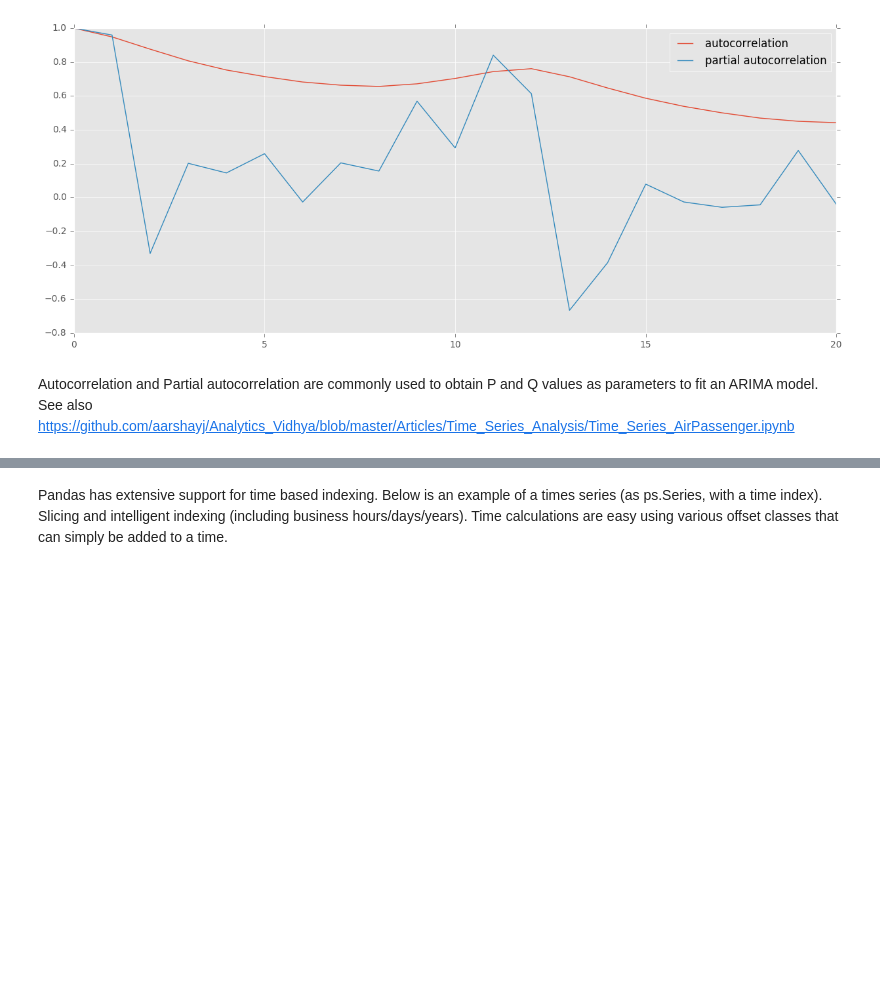
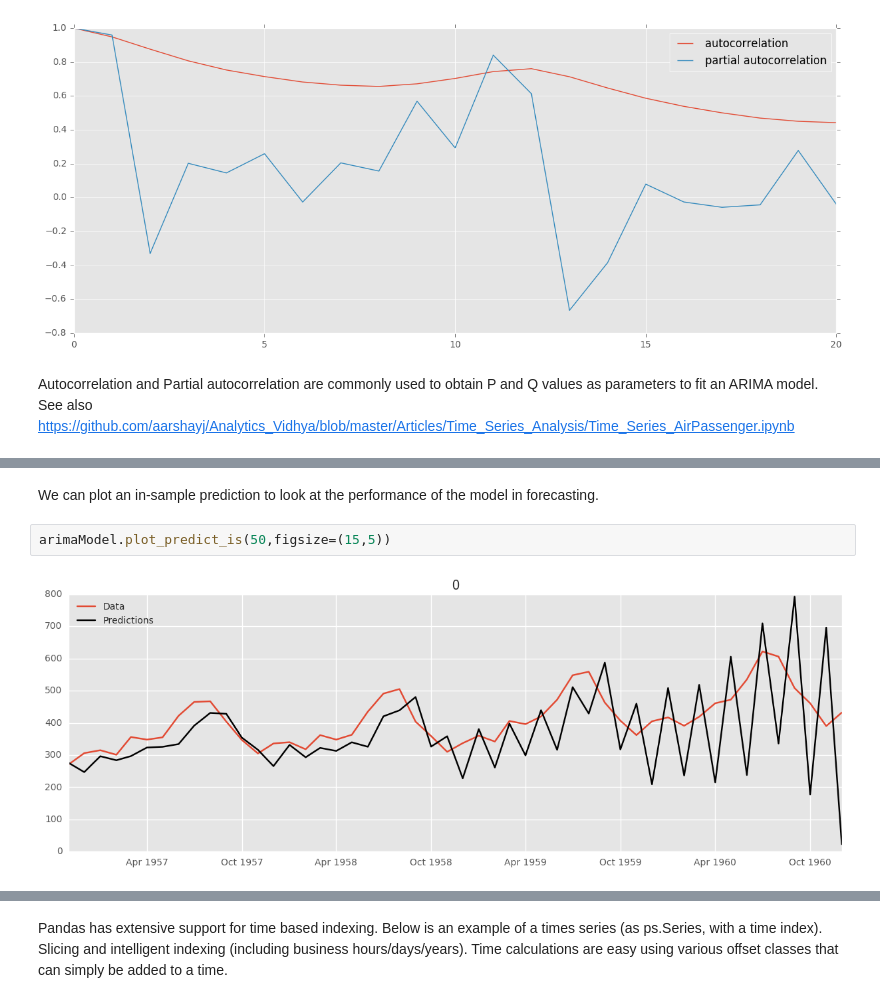
Before and after one commit to smartsystems4u/timeseries_analysis, a Jupyter notebook: Time series analysis techniques.ipynb, the cells around one changed output, grey strips where cells are left out. Drawn from its saved outputs; the diff is of its cells as text; blank space fills up the shorter version.

Commit message:
Added more techniques: Forecasting & RNN

```diff
--- a/Time series analysis techniques.ipynb
+++ b/Time series analysis techniques.ipynb
@@ -386,0 +448,6 @@ See also https://github.com/aarshayj/Analytics_Vidhya/blob/master/Articles/Time_
+# %% [markdown]
+We can plot an in-sample prediction to look at the performance of the model in forecasting.
+# %%
+arimaModel.plot_predict_is(50,figsize=(15,5))
+# %% [output]
+[figure, added]
```
Also changed, not shown: parts of 63 cells of this notebook.
